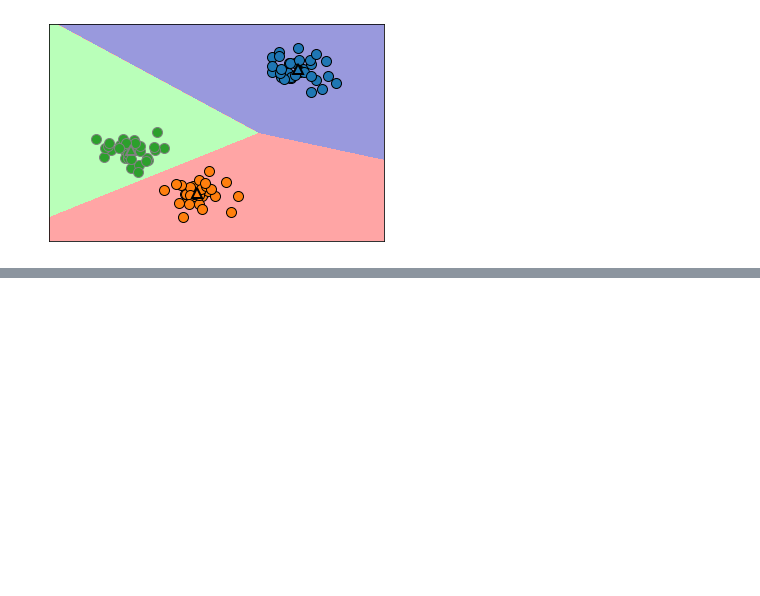
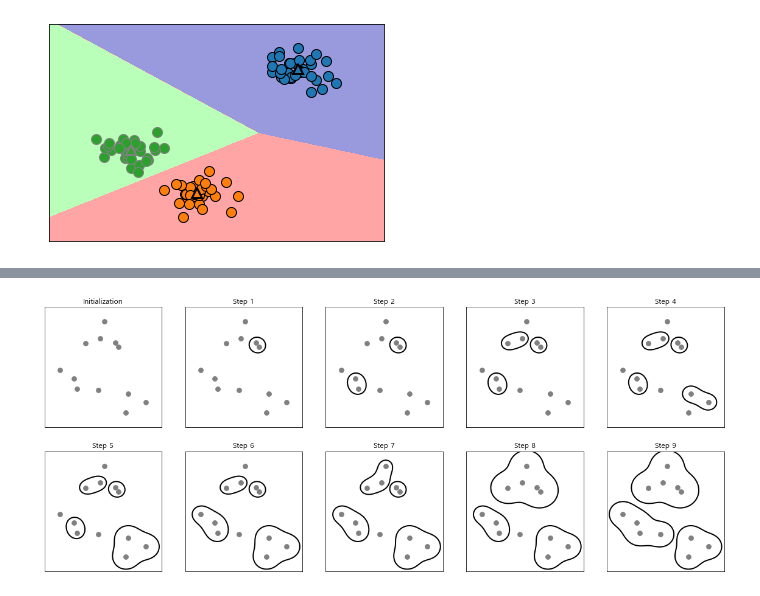
Before and after one commit to namJeongwan/pythonAI, a Jupyter notebook: Chapter03.ipynb, the cells around one changed output, grey strips where cells are left out. Cells and saved outputs as stored; diff of their text form; code cells hidden in the pictures; blank space fills up the shorter version.

```diff
--- a/Chapter03.ipynb
+++ b/Chapter03.ipynb
@@ -733,0 +775,4 @@ for ax, comp_kmeans, comp_nmf in zip(
+# %%
+mglearn.plots.plot_agglomerative_algorithm()
+# %% [output]
+[figure, added]
```
Also changed, not shown: parts of 29 cells of this notebook.
